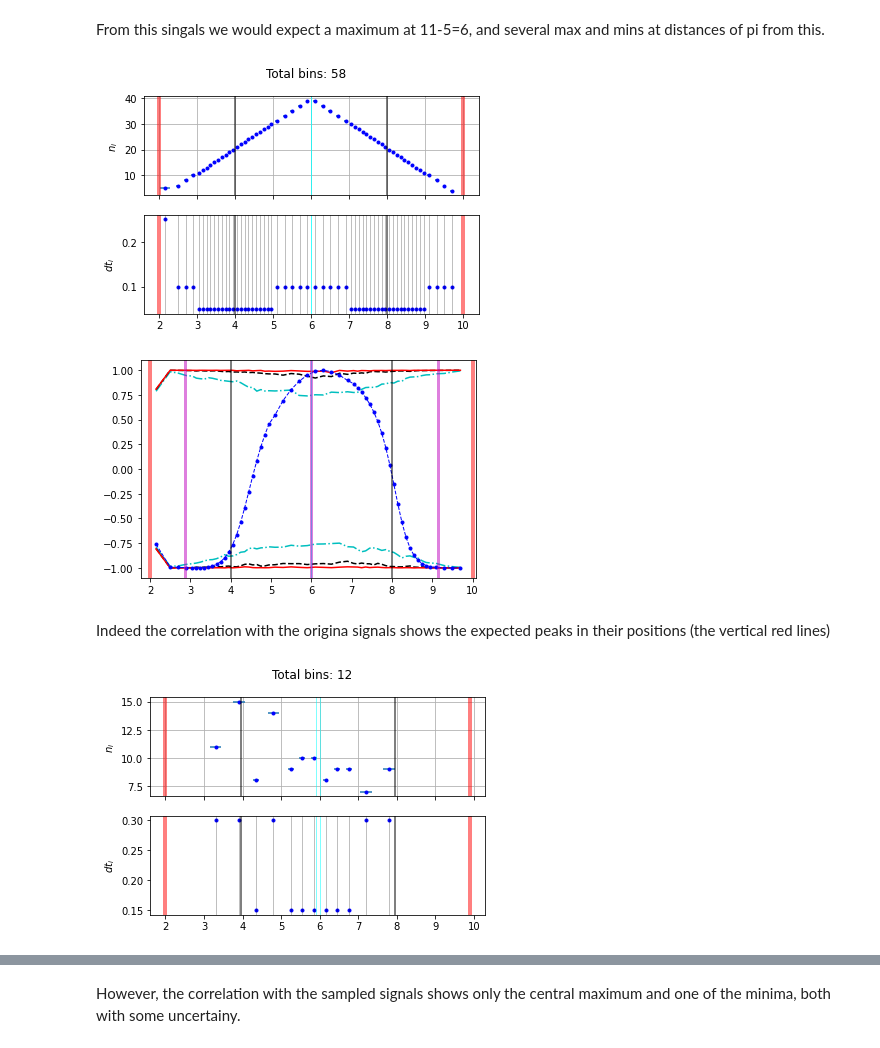
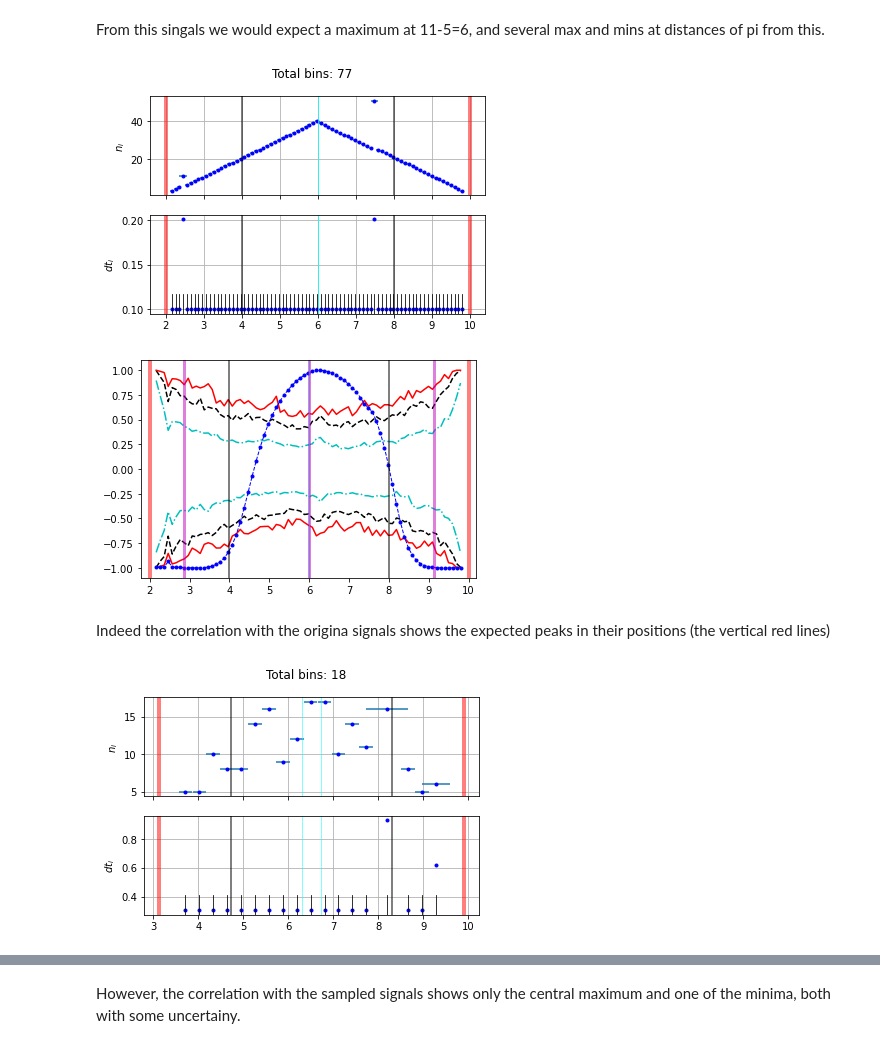
Before and after one commit to IAA-CSIC/MUTIS, a Jupyter notebook: docs/recipes/sin_tests.ipynb, the cells around one changed output, grey strips where cells are left out. Saved outputs shown, nothing was run; the diff lists cells and outputs as text; code cells hidden in the pictures.

```diff
--- a/docs/recipes/sin_tests.ipynb
+++ b/docs/recipes/sin_tests.ipynb
@@ -52,14 +53,14 @@ plt.show()
 # %% [markdown]
 From this singals we would expect a maximum at 11-5=6, and several max and mins at distances of pi from this.
 # %%
-sig1_o = mutis.Signal(t1_o, s1_o, 'lc_gen_psd')
-sig2_o = mutis.Signal(t2_o, s2_o, 'lc_gen_psd')
-corr_o = mutis.Correlation(sig1_o,sig2_o,'welsh_ab')
+sig1_o = Signal(t1_o, s1_o, 'lc_gen_psd')
+sig2_o = Signal(t2_o, s2_o, 'lc_gen_psd')
+corr_o = Correlation(sig1_o,sig2_o,'welsh_ab')
 # %%
-corr_o.gen_times(dt0=0.1, ndtmax=3, nbinsmin=3)
+corr_o.gen_times(dtmin=0.1, dtmax=3, nbinsmin=3)
 corr_o.plot_times(rug=True)
 # %% [output]
-[figure, old version]
+[figure, new version]
 # %%
 corr_o.gen_synth(400)
 corr_o.gen_corr()
@@ -68,7 +69,7 @@ corr_o.plot_corr()
 vertlines(6,-1,2, pi)
 fig.show()
 # %% [output]
-[figure, old version]
+[figure, new version]
 # %% [markdown]
 Indeed the correlation with the origina signals shows the expected peaks in their positions (the vertical red lines)
 # %%
@@ -78,8 +79,8 @@ corr_s = mutis.Correlation(sig1_s,sig2_s,'welsh_ab')
 # %%
-corr_s.gen_times(dt0=0.3, ndtmax=4, nbinsmin=5)
+corr_s.gen_times(dtmin=0.3, dtmax=4, nbinsmin=5)
 corr_s.plot_times(rug=True)
 # %% [output]
-[figure, old version]
+[figure, new version]
 # %%
 corr_s.gen_synth(400)
 corr_s.gen_corr()
```
Also changed, not shown: parts of 30 cells of this notebook, 3 other files.
